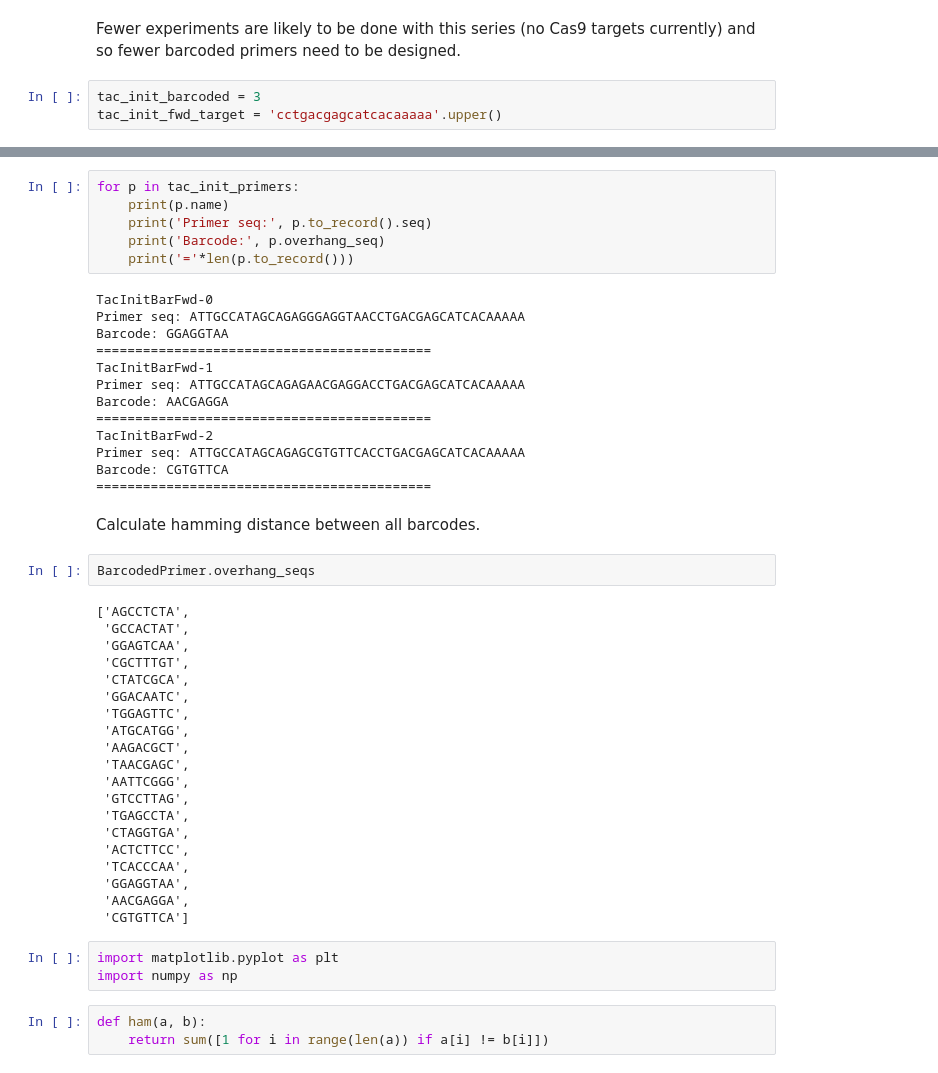
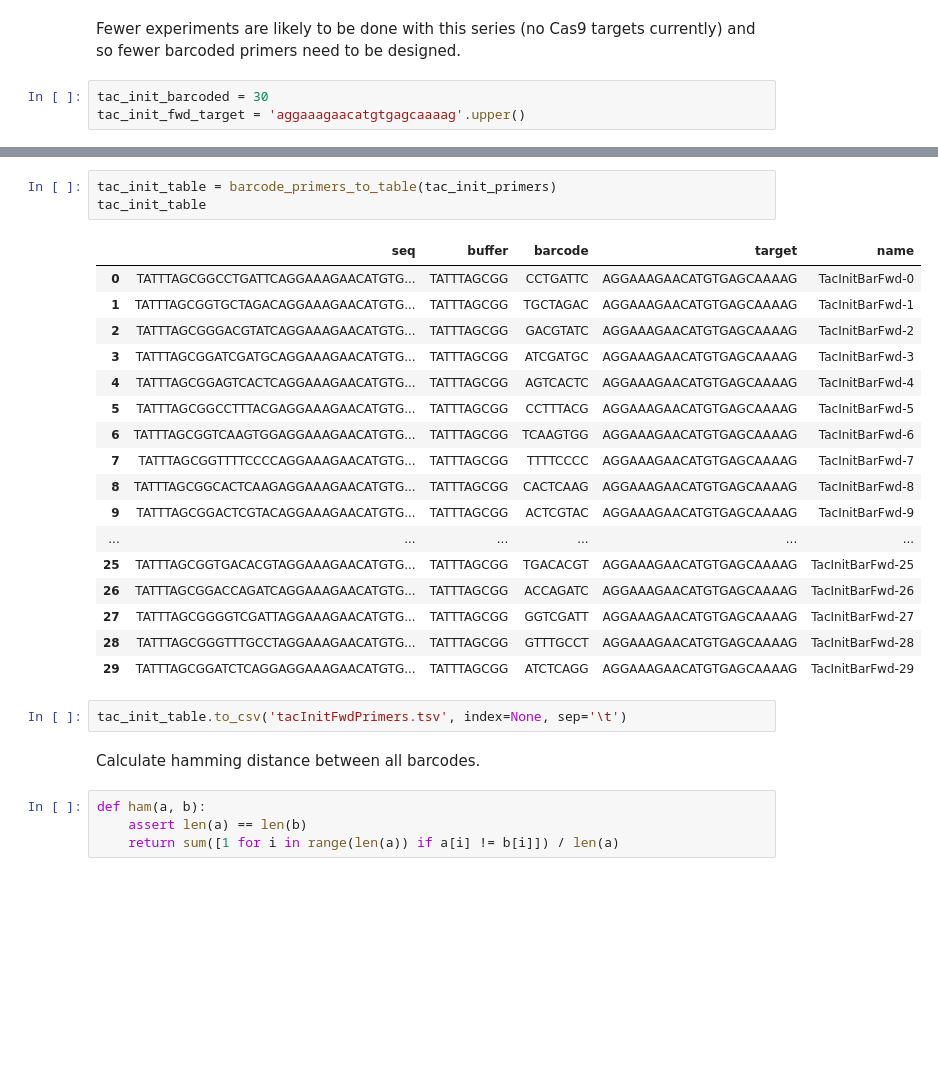
Before and after one commit to EthanHolleman/misc-jupyter-notebooks, a Jupyter notebook: pacBio/PacBioPrimers.ipynb, the cells around one changed output, grey strips where cells are left out. Saved outputs shown, nothing was run; the diff lists cells and outputs as text; blank space fills up the shorter version.

```diff
--- a/pacBio/PacBioPrimers.ipynb
+++ b/pacBio/PacBioPrimers.ipynb
@@ -281,8 +297,8 @@ INCLUDED REGION SIZE: 150
 Fewer experiments are likely to be done with this series (no Cas9 targets currently) and so fewer barcoded primers
 need to be designed.
 # %%
-tac_init_barcoded = 3
-tac_init_fwd_target = 'cctgacgagcatcacaaaaa'.upper()
+tac_init_barcoded = 30
+tac_init_fwd_target = 'aggaaagaacatgtgagcaaaag'.upper()
 # %%
 tac_init_primers = []
 for i in range(tac_init_barcoded):
@@ -297,49 +324,29 @@ CGTGTTCA AGCCTCTA
 # %%
-for p in tac_init_primers:
-    print(p.name)
-    print('Primer seq:', p.to_record().seq)
-    print('Barcode:', p.overhang_seq)
-    print('='*len(p.to_record()))
+tac_init_table = barcode_primers_to_table(tac_init_primers)
+tac_init_table
 # %% [output]
-TacInitBarFwd-0
-Primer seq: ATTGCCATAGCAGAGGGAGGTAACCTGACGAGCATCACAAAAA
-Barcode: GGAGGTAA
-===========================================
-TacInitBarFwd-1
-Primer seq: ATTGCCATAGCAGAGAACGAGGACCTGACGAGCATCACAAAAA
-Barcode: AACGAGGA
-===========================================
-TacInitBarFwd-2
-Primer seq: ATTGCCATAGCAGAGCGTGTTCACCTGACGAGCATCACAAAAA
-Barcode: CGTGTTCA
-===========================================
+|  | seq | buffer | barcode | target | name |
+| 0 | TATTTAGCGGCCTGATTCAGGAAAGAACATGTG... | TATTTAGCGG | CCTGATTC | AGGAAAGAACATGTGAGCAAAAG | TacInitBarFwd-0 |
+| 1 | TATTTAGCGGTGCTAGACAGGAAAGAACATGTG... | TATTTAGCGG | TGCTAGAC | AGGAAAGAACATGTGAGCAAAAG | TacInitBarFwd-1 |
+| 2 | TATTTAGCGGGACGTATCAGGAAAGAACATGTG... | TATTTAGCGG | GACGTATC | AGGAAAGAACATGTGAGCAAAAG | TacInitBarFwd-2 |
+| 3 | TATTTAGCGGATCGATGCAGGAAAGAACATGTG... | TATTTAGCGG | ATCGATGC | AGGAAAGAACATGTGAGCAAAAG | TacInitBarFwd-3 |
+| 4 | TATTTAGCGGAGTCACTCAGGAAAGAACATGTG... | TATTTAGCGG | AGTCACTC | AGGAAAGAACATGTGAGCAAAAG | TacInitBarFwd-4 |
+| 5 | TATTTAGCGGCCTTTACGAGGAAAGAACATGTG... | TATTTAGCGG | CCTTTACG | AGGAAAGAACATGTGAGCAAAAG | TacInitBarFwd-5 |
+| 6 | TATTTAGCGGTCAAGTGGAGGAAAGAACATGTG... | TATTTAGCGG | TCAAGTGG | AGGAAAGAACATGTGAGCAAAAG | TacInitBarFwd-6 |
+| 7 | TATTTAGCGGTTTTCCCCAGGAAAGAACATGTG... | TATTTAGCGG | TTTTCCCC | AGGAAAGAACATGTGAGCAAAAG | TacInitBarFwd-7 |
+| 8 | TATTTAGCGGCACTCAAGAGGAAAGAACATGTG... | TATTTAGCGG | CACTCAAG | AGGAAAGAACATGTGAGCAAAAG | TacInitBarFwd-8 |
+| 9 | TATTTAGCGGACTCGTACAGGAAAGAACATGTG... | TATTTAGCGG | ACTCGTAC | AGGAAAGAACATGTGAGCAAAAG | TacInitBarFwd-9 |
+| ... | ... | ... | ... | ... | ... |
+| 25 | TATTTAGCGGTGACACGTAGGAAAGAACATGTG... | TATTTAGCGG | TGACACGT | AGGAAAGAACATGTGAGCAAAAG | TacInitBarFwd-25 |
+| 26 | TATTTAGCGGACCAGATCAGGAAAGAACATGTG... | TATTTAGCGG | ACCAGATC | AGGAAAGAACATGTGAGCAAAAG | TacInitBarFwd-26 |
+| 27 | TATTTAGCGGGGTCGATTAGGAAAGAACATGTG... | TATTTAGCGG | GGTCGATT | AGGAAAGAACATGTGAGCAAAAG | TacInitBarFwd-27 |
+| 28 | TATTTAGCGGGTTTGCCTAGGAAAGAACATGTG... | TATTTAGCGG | GTTTGCCT | AGGAAAGAACATGTGAGCAAAAG | TacInitBarFwd-28 |
+| 29 | TATTTAGCGGATCTCAGGAGGAAAGAACATGTG... | TATTTAGCGG | ATCTCAGG | AGGAAAGAACATGTGAGCAAAAG | TacInitBarFwd-29 |
+# %%
+tac_init_table.to_csv('tacInitFwdPrimers.tsv', index=None, sep='\t')
 # %% [markdown]
 Calculate hamming distance between all barcodes.
-# %%
-BarcodedPrimer.overhang_seqs
-# %% [output]
-['AGCCTCTA',
- 'GCCACTAT',
- 'GGAGTCAA',
- 'CGCTTTGT',
- 'CTATCGCA',
- 'GGACAATC',
- 'TGGAGTTC',
- 'ATGCATGG',
- 'AAGACGCT',
- 'TAACGAGC',
- 'AATTCGGG',
- 'GTCCTTAG',
- 'TGAGCCTA',
- 'CTAGGTGA',
- 'ACTCTTCC',
- 'TCACCCAA',
- 'GGAGGTAA',
- 'AACGAGGA',
- 'CGTGTTCA']
-# %%
-import matplotlib.pyplot as plt
-import numpy as np
 # %%
 def ham(a, b):
-    return sum([1 for i in range(len(a)) if a[i] != b[i]])
+    assert len(a) == len(b)
+    return sum([1 for i in range(len(a)) if a[i] != b[i]]) / len(a)
```
Also changed, not shown: parts of 32 cells of this notebook, 5 other files.
